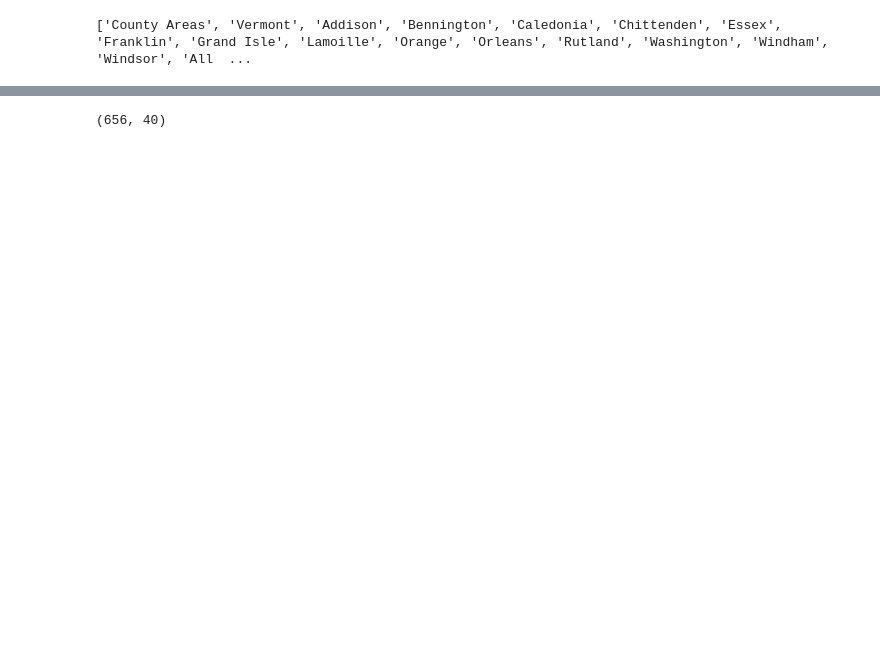
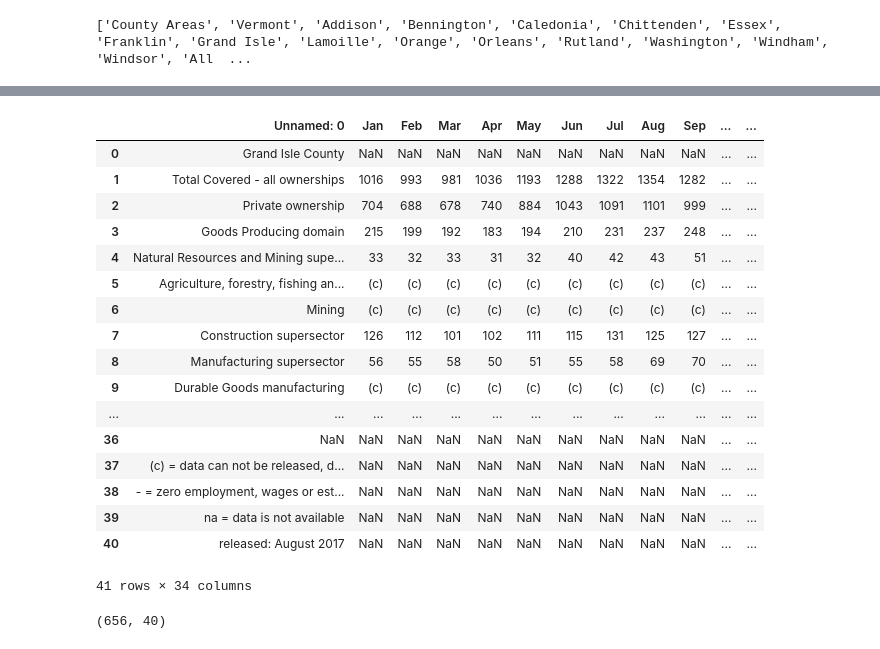
Before and after one commit to kefortney/Labor-Ind-Sect-State-County-2000-2017, a Jupyter notebook: 1. Labor Industry State and County Import and ETL Process Part 1.ipynb, the cells around one changed output, grey strips where cells are left out. Cells and saved outputs as stored; diff of their text form; code cells hidden in the pictures; blank space fills up the shorter version.

```diff
--- a/1. Labor Industry State and County Import and ETL Process Part 1.ipynb
+++ b/1. Labor Industry State and County Import and ETL Process Part 1.ipynb
@@ -87,3 +127,24 @@ datalist = [vermont, addison, bennington, caledonia, chittenden, essex, franklin
+# %%
+master = pd.concat(datalist, ignore_index=True)
+# %% [output]
+|  | Unnamed: 0 | Jan | Feb | Mar | Apr | May | Jun | Jul | Aug | Sep | ... | ... |
+| 0 | Grand Isle County | NaN | NaN | NaN | NaN | NaN | NaN | NaN | NaN | NaN | ... | ... |
+| 1 | Total Covered - all ownerships | 1016 | 993 | 981 | 1036 | 1193 | 1288 | 1322 | 1354 | 1282 | ... | ... |
+| 2 | Private ownership | 704 | 688 | 678 | 740 | 884 | 1043 | 1091 | 1101 | 999 | ... | ... |
+| 3 | Goods Producing domain | 215 | 199 | 192 | 183 | 194 | 210 | 231 | 237 | 248 | ... | ... |
+| 4 | Natural Resources and Mining supe... | 33 | 32 | 33 | 31 | 32 | 40 | 42 | 43 | 51 | ... | ... |
+| 5 | Agriculture, forestry, fishing an... | (c) | (c) | (c) | (c) | (c) | (c) | (c) | (c) | (c) | ... | ... |
+| 6 | Mining | (c) | (c) | (c) | (c) | (c) | (c) | (c) | (c) | (c) | ... | ... |
+| 7 | Construction supersector | 126 | 112 | 101 | 102 | 111 | 115 | 131 | 125 | 127 | ... | ... |
+| 8 | Manufacturing supersector | 56 | 55 | 58 | 50 | 51 | 55 | 58 | 69 | 70 | ... | ... |
+| 9 | Durable Goods manufacturing | (c) | (c) | (c) | (c) | (c) | (c) | (c) | (c) | (c) | ... | ... |
+| ... | ... | ... | ... | ... | ... | ... | ... | ... | ... | ... | ... | ... |
+| 36 | NaN | NaN | NaN | NaN | NaN | NaN | NaN | NaN | NaN | NaN | ... | ... |
+| 37 | (c) = data can not be released, d... | NaN | NaN | NaN | NaN | NaN | NaN | NaN | NaN | NaN | ... | ... |
+| 38 | - = zero employment, wages or est... | NaN | NaN | NaN | NaN | NaN | NaN | NaN | NaN | NaN | ... | ... |
+| 39 | na = data is not available | NaN | NaN | NaN | NaN | NaN | NaN | NaN | NaN | NaN | ... | ... |
+| 40 | released: August 2017 | NaN | NaN | NaN | NaN | NaN | NaN | NaN | NaN | NaN | ... | ... |
+41 rows × 34 columns
 # %%
 collist1 = ['Type', 'Jan', 'Feb', 'Mar', 'Apr', 'May', 'Jun', 'Jul', 'Aug','Sep', 'Oct', 'Nov', 'Dec',
            'Average Employment Qtr 1', 'Average Employment Qtr 2', 'Average Employment Qtr 3', 'Average Employment Qtr 4', 'Average Employment Annual',
```
Also changed, not shown: parts of 7 cells of this notebook, 1 other file.
